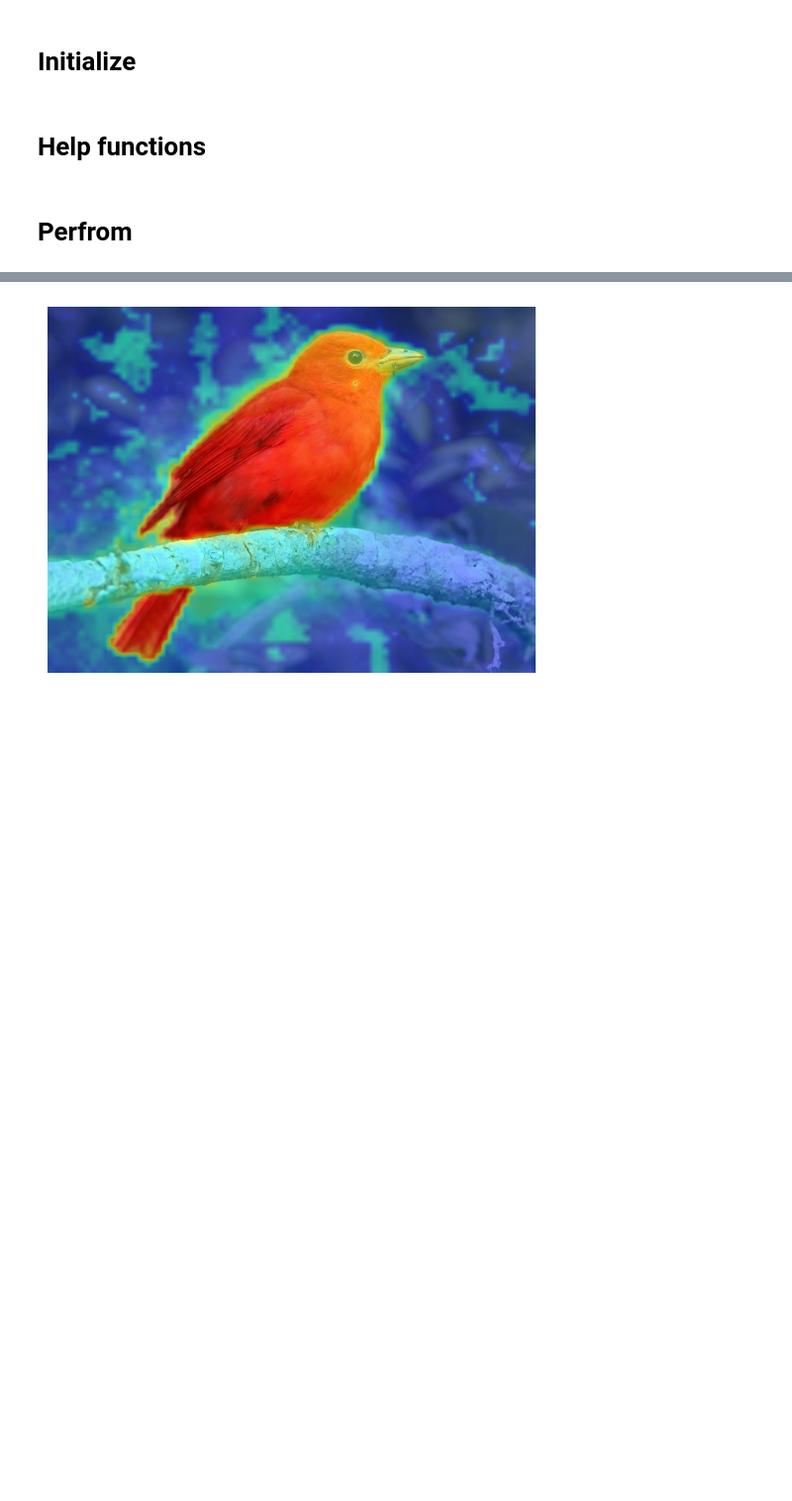
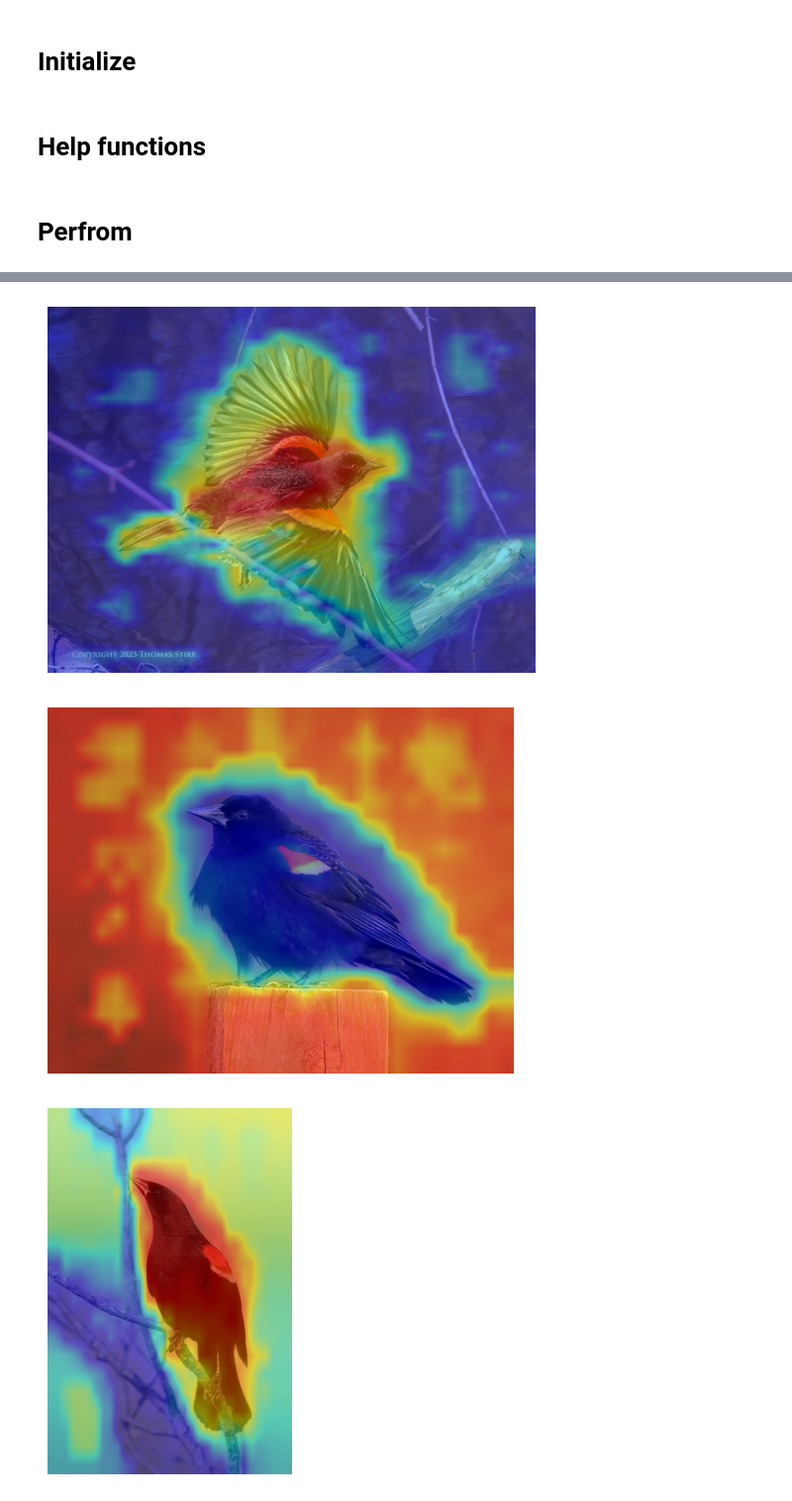
Before and after one commit to Link7808/BioCLIP_visualize, a Jupyter notebook: generate_cams.ipynb, the cells around one changed output, grey strips where cells are left out. Shown at 99% size. Saved outputs shown, nothing was run; the diff lists cells and outputs as text; code cells hidden in the pictures; blank space fills up the shorter version.

```diff
--- a/generate_cams.ipynb
+++ b/generate_cams.ipynb
@@ -132,7 +132,36 @@ def img_ms_and_flip(img_path, ori_height, ori_width, scales=[1.0], patch_size=16
         image_flip = torch.flip(image, [-1])
         all_imgs.append(image_ori)
         all_imgs.append(image_flip)
-    return all_imgs
+    return
+
+
+
+
+def adjust_image_size(h, w, n_tokens, patch_size):
+    import math
+
+    # 计算宽高比
+    aspect_ratio = w / h
+
+    # 计算补丁的数量（高度和宽度方向）
+    h_patches = int(round(math.sqrt(n_tokens / aspect_ratio)))
+    h_patches = max(h_patches, 1)  # 确保至少为1
+    w_patches = n_tokens // h_patches
+
+    # 调整补丁数量以满足 n_tokens 的要求
+    while h_patches * w_patches != n_tokens:
+        if h_patches * w_patches < n_tokens:
+            w_patches += 1
+        else:
+            h_patches -= 1
+        if h_patches <= 0:
+            raise ValueError("无法找到合适的补丁数量使得高度和宽度的乘积等于 n_tokens")
+
+    # 计算调整后的高度和宽度
+    adjusted_height = h_patches * patch_size
+    adjusted_width = w_patches * patch_size
+
+    return adjusted_height, adjusted_width
 # %% [markdown]
 # Perfrom
 # %%
@@ -152,8 +181,10 @@ def perform(dataset_list, args, model, fg_text_features, cam):
         ori_width, ori_height = image.size
 
         # 进行多尺度和翻转增强（这里只使用第一个尺度）
-        ms_imgs = img_ms_and_flip(img_path, ori_height, ori_width, scales=[1.0])
-        ms_imgs = [ms_imgs[0]]  # 只使用第一个增强图像
+        adjusted_height, adjusted_width = adjust_image_size(ori_width, ori_height, 660, patch_size=16)
+        processed_image = _transform_resize(adjusted_height, adjusted_width)(Image.open(img_path))
+        ms_imgs = [processed_image]  # 只使用调整后的图像
+
 
         for aug_idx, img_tensor in enumerate(ms_imgs):
             # 添加批次维度并移动到设备
@@ -244,7 +275,7 @@ def perform(dataset_list, args, model, fg_text_features, cam):
 # %%
 if __name__ == "__main__":
     parser = argparse.ArgumentParser(description='')
-    parser.add_argument('--split_file', type=str, default='/home/zhang.13617/Desktop/bioclip/summer_tanager/train.txt')
+    parser.add_argument('--split_file', type=str, default='/home/zhang.13617/Desktop/bioclip/red_winged_black/test.txt')
     parser.add_argument('--cam_out_dir', type=str, default='/home/zhang.13617/Desktop/BioCLIP_visualize/cams')
     args, unknown = parser.parse_known_args()
 
@@ -356,38 +421,40 @@ def main(cam_npy_path, img_path, output_path=None):
 
 if __name__ == "__main__":
     cam_npy_dir = "/home/zhang.13617/Desktop/BioCLIP_visualize/cams"
-    train_absolute_txt = "/home/zhang.13617/Desktop/bioclip/summer_tanager/train.txt"
+    train_absolute_txt = "/home/zhang.13617/Desktop/bioclip/red_winged_black/test.txt"
     output_dir = "/home/zhang.13617/Desktop/BioCLIP_visualize/cams"
 
     # Ensure output directory exists
     os.makedirs(output_dir, exist_ok=True)
 
     # Get paths to .npy files sorted by filename
     cam_npy_paths = sorted([os.path.join(cam_npy_dir, f) for f in os.listdir(cam_npy_dir) if f.endswith('.npy')])
 
     # Read image absolute paths from train_absolute.txt
     with open(train_absolute_txt, 'r') as f:
         img_paths = [line.strip() for line in f.readlines()]
 
     # Iterate over CAM npy paths (process only available CAM files)
     for cam_npy_path in cam_npy_paths:
         # Try to find the corresponding image in img_paths by matching the base filename
         cam_filename = os.path.basename(cam_npy_path).replace('.npy', '')
         matching_img_paths = [img_path for img_path in img_paths if cam_filename in os.path.basename(img_path)]
 
         if not matching_img_paths:
             print(f"No matching image found for CAM file: {cam_npy_path}")
             continue
 
         # Use the first matching image path
         img_path = matching_img_paths[0]
         base_name = os.path.basename(img_path).replace('.jpg', '')
 
         # Generate output path
         output_filename = base_name + f'_output.jpg'
         output_path = os.path.join(output_dir, output_filename)
 
         # Call main function to visualize CAM on image
         main(cam_npy_path, img_path, output_path)
 # %% [output]
-[figure, old version]
+[figure, new version]
+[figure, added]
+[figure, added]
```
Also changed, not shown: parts of 2 cells of this notebook, 2 other files.
